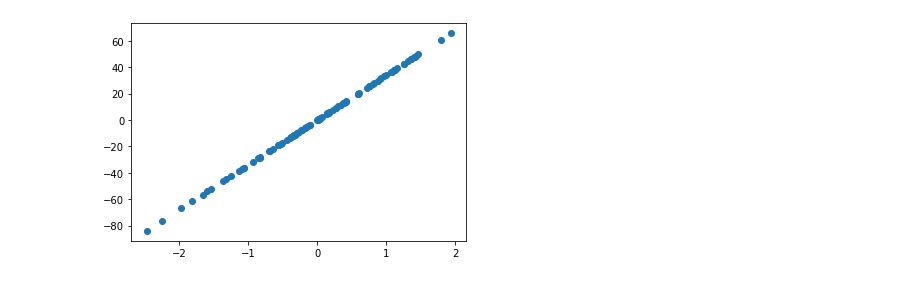
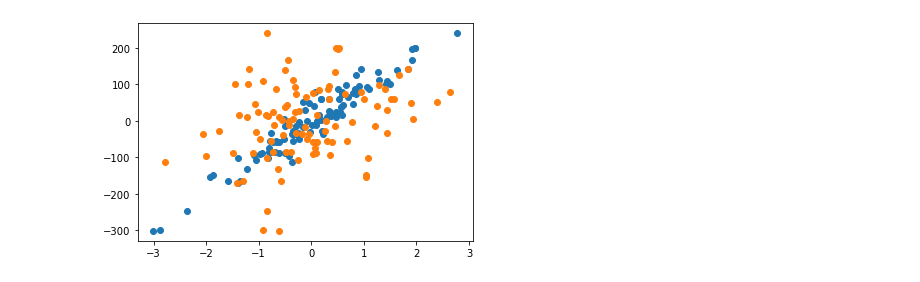
Before and after one commit to wonderbug2020/Synthetic_Data_Creation, a Jupyter notebook: Scikit_regression.ipynb, the cells around one changed output. Cells and saved outputs as stored; diff of their text form; code cells hidden in the pictures.

```diff
--- a/Scikit_regression.ipynb
+++ b/Scikit_regression.ipynb
@@ -6,4 +18,10 @@ X,y = make_regression(n_samples=100, n_features=1, noise=0)
+# %%
+X,y = make_regression(n_samples=100, n_features=2, noise=.5)
+x1 = [i[0] for i in X]
+x2 = [i[1] for i in X]
+#plt.scatter(x1,y);
 # %%
-plt.scatter(X,y);
+plt.scatter(x1,y);
+plt.scatter(x2,y);
 # %% [output]
-[figure, old version]
+[figure, new version]
```
Also changed, not shown: parts of 5 cells of this notebook.
